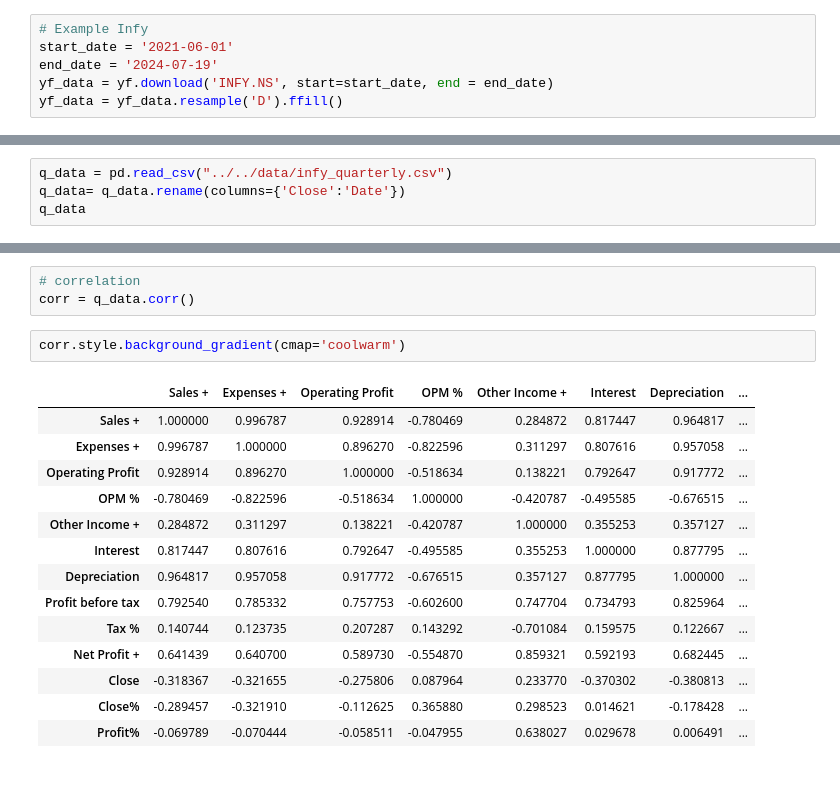
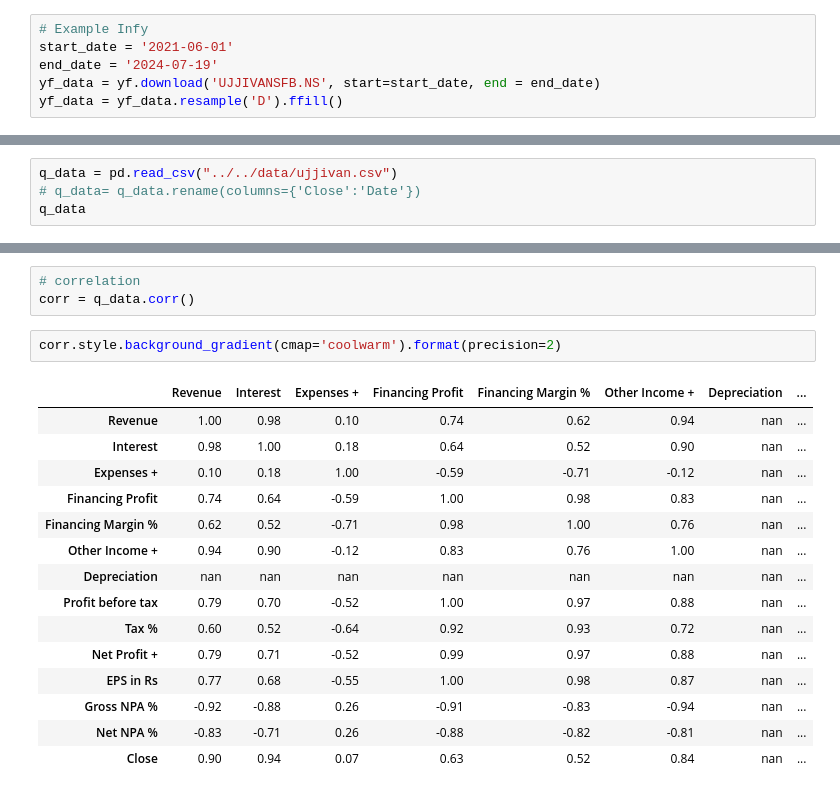
Before and after one commit to isouravsharma/Fin, a Jupyter notebook: Fundamental/Quater_vs_price.ipynb, the cells around one changed output, grey strips where cells are left out. Cells and saved outputs as stored; diff of their text form.

```diff
--- a/Fundamental/Quater_vs_price.ipynb
+++ b/Fundamental/Quater_vs_price.ipynb
@@ -10,7 +10,7 @@ from pandas.plotting import scatter_matrix
 # Example Infy
 start_date = '2021-06-01'
 end_date = '2024-07-19'
-yf_data = yf.download('INFY.NS', start=start_date, end = end_date)
+yf_data = yf.download('UJJIVANSFB.NS', start=start_date, end = end_date)
 yf_data = yf_data.resample('D').ffill()
 # %% [output]
 [*********************100%%**********************]  1 of 1 completed
@@ -33,6 +33,6 @@ yf_data
 1144 rows × 6 columns
 # %%
-q_data = pd.read_csv("../../data/infy_quarterly.csv")
-q_data= q_data.rename(columns={'Close':'Date'})
+q_data = pd.read_csv("../../data/ujjivan.csv")
+# q_data= q_data.rename(columns={'Close':'Date'})
 q_data
 # %% [output]
@@ -86,22 +86,23 @@ q_data = q_data.drop(columns=["Date"])
 # correlation
 corr = q_data.corr()
 # %%
-corr.style.background_gradient(cmap='coolwarm')
+corr.style.background_gradient(cmap='coolwarm').format(precision=2)
 # %% [output]
-|  | Sales + | Expenses + | Operating Profit | OPM % | Other Income + | Interest | Depreciation | ... |
-| Sales + | 1.000000 | 0.996787 | 0.928914 | -0.780469 | 0.284872 | 0.817447 | 0.964817 | ... |
-| Expenses + | 0.996787 | 1.000000 | 0.896270 | -0.822596 | 0.311297 | 0.807616 | 0.957058 | ... |
-| Operating Profit | 0.928914 | 0.896270 | 1.000000 | -0.518634 | 0.138221 | 0.792647 | 0.917772 | ... |
-| OPM % | -0.780469 | -0.822596 | -0.518634 | 1.000000 | -0.420787 | -0.495585 | -0.676515 | ... |
-| Other Income + | 0.284872 | 0.311297 | 0.138221 | -0.420787 | 1.000000 | 0.355253 | 0.357127 | ... |
-| Interest | 0.817447 | 0.807616 | 0.792647 | -0.495585 | 0.355253 | 1.000000 | 0.877795 | ... |
-| Depreciation | 0.964817 | 0.957058 | 0.917772 | -0.676515 | 0.357127 | 0.877795 | 1.000000 | ... |
-| Profit before tax | 0.792540 | 0.785332 | 0.757753 | -0.602600 | 0.747704 | 0.734793 | 0.825964 | ... |
-| Tax % | 0.140744 | 0.123735 | 0.207287 | 0.143292 | -0.701084 | 0.159575 | 0.122667 | ... |
-| Net Profit + | 0.641439 | 0.640700 | 0.589730 | -0.554870 | 0.859321 | 0.592193 | 0.682445 | ... |
-| Close | -0.318367 | -0.321655 | -0.275806 | 0.087964 | 0.233770 | -0.370302 | -0.380813 | ... |
-| Close% | -0.289457 | -0.321910 | -0.112625 | 0.365880 | 0.298523 | 0.014621 | -0.178428 | ... |
-| Profit% | -0.069789 | -0.070444 | -0.058511 | -0.047955 | 0.638027 | 0.029678 | 0.006491 | ... |
+|  | Revenue | Interest | Expenses + | Financing Profit | Financing Margin % | Other Income + | Depreciation | ... |
+| Revenue | 1.00 | 0.98 | 0.10 | 0.74 | 0.62 | 0.94 | nan | ... |
+| Interest | 0.98 | 1.00 | 0.18 | 0.64 | 0.52 | 0.90 | nan | ... |
+| Expenses + | 0.10 | 0.18 | 1.00 | -0.59 | -0.71 | -0.12 | nan | ... |
+| Financing Profit | 0.74 | 0.64 | -0.59 | 1.00 | 0.98 | 0.83 | nan | ... |
+| Financing Margin % | 0.62 | 0.52 | -0.71 | 0.98 | 1.00 | 0.76 | nan | ... |
+| Other Income + | 0.94 | 0.90 | -0.12 | 0.83 | 0.76 | 1.00 | nan | ... |
+| Depreciation | nan | nan | nan | nan | nan | nan | nan | ... |
+| Profit before tax | 0.79 | 0.70 | -0.52 | 1.00 | 0.97 | 0.88 | nan | ... |
+| Tax % | 0.60 | 0.52 | -0.64 | 0.92 | 0.93 | 0.72 | nan | ... |
+| Net Profit + | 0.79 | 0.71 | -0.52 | 0.99 | 0.97 | 0.88 | nan | ... |
+| EPS in Rs | 0.77 | 0.68 | -0.55 | 1.00 | 0.98 | 0.87 | nan | ... |
+| Gross NPA % | -0.92 | -0.88 | 0.26 | -0.91 | -0.83 | -0.94 | nan | ... |
+| Net NPA % | -0.83 | -0.71 | 0.26 | -0.88 | -0.82 | -0.81 | nan | ... |
+| Close | 0.90 | 0.94 | 0.07 | 0.63 | 0.52 | 0.84 | nan | ... |
 # %%
 q_data
 # %% [output]
```
Also changed, not shown: parts of 12 cells of this notebook, 1 other file.
